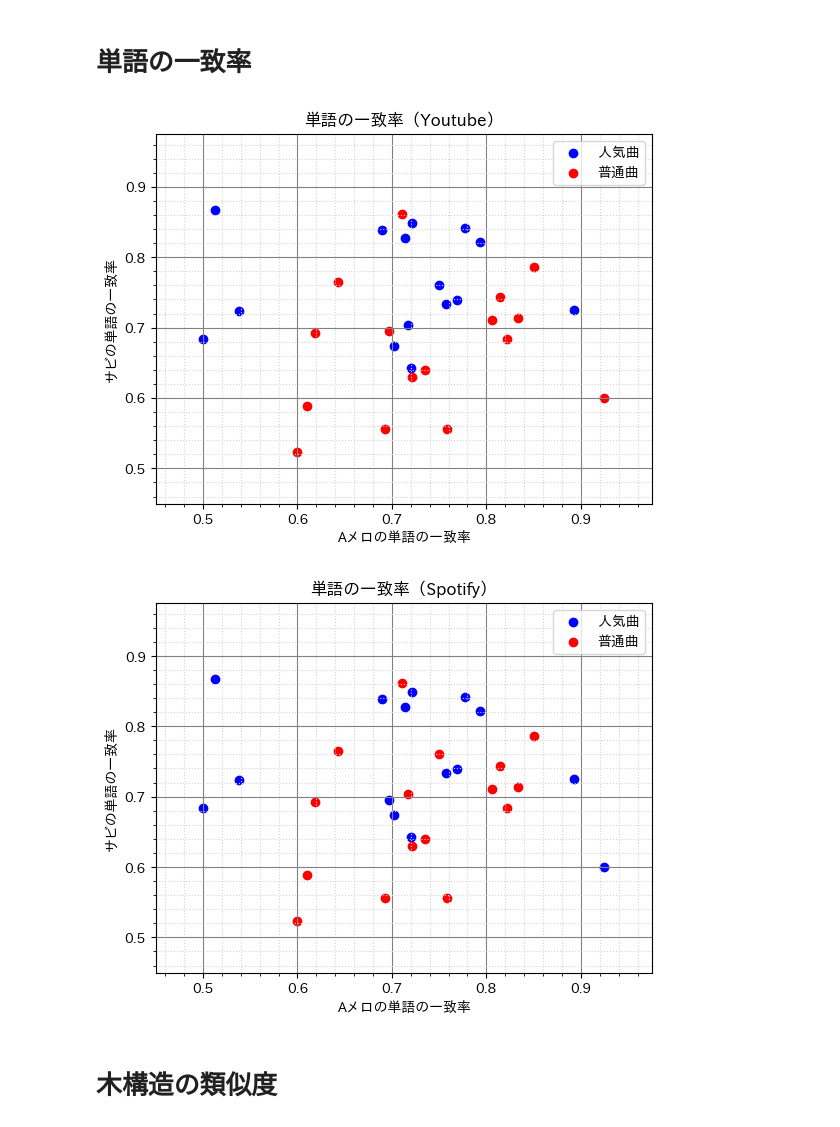
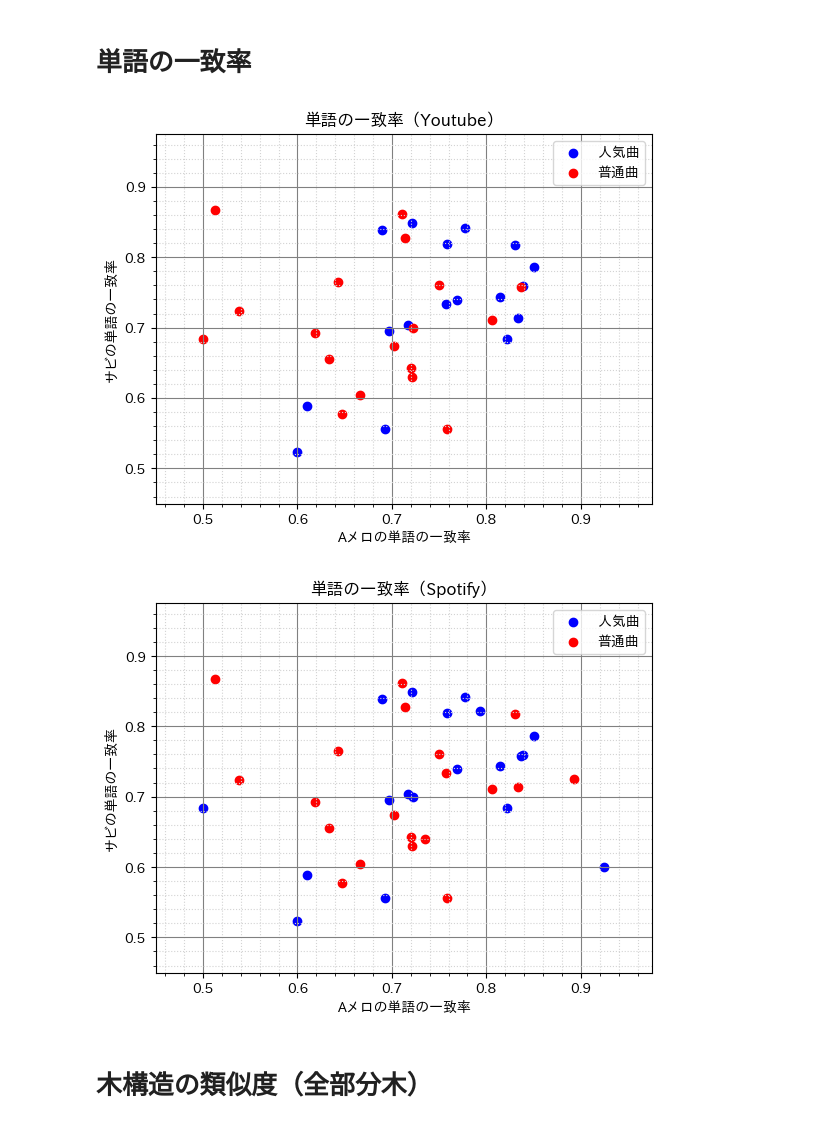
Before and after one commit to tsubasasugawara/lyrics_melody_analyzer, a Jupyter notebook: notebooks/ALL.ipynb, the cells around one changed output. Cells and saved outputs as stored; diff of their text form; code cells hidden in the pictures.

```diff
--- a/notebooks/ALL.ipynb
+++ b/notebooks/ALL.ipynb
@@ -33,31 +12,53 @@ xy_min_wmr = min(x_min_wmr, y_min_wmr) - 0.05
+# %%
+RATE_A = "RateA"
+RATE_S = "RateS"
+
+df_yorushika = pd.read_csv("csv/ヨルシカ_20231119.csv")
+df_greeeen = pd.read_csv("csv/GReeeeN_20231119.csv")
+# %%
+df_wmr_yorushika = pd.read_csv("csv/ヨルシカ_wmr_20231119.csv")
+df_wmr_greeeen = pd.read_csv("csv/GReeeeN_wmr_20231119.csv")
+word_matched_rates = pd.concat([pd.concat([df_yorushika, df_wmr_yorushika], axis=1), pd.concat([df_greeeen, df_wmr_greeeen], axis=1)], axis=0)
+word_matched_rates = word_matched_rates.dropna(subset=["numerator_A", "denominator_A", "numerator_S", "denominator_S"])
+
+word_matched_rates[RATE_A] = word_matched_rates.numerator_A / word_matched_rates.denominator_A
+word_matched_rates[RATE_S] = word_matched_rates.numerator_S / word_matched_rates.denominator_S
+
+x_max_wmr = word_matched_rates.RateA.max()
+x_min_wmr = word_matched_rates.RateA.min()
+y_max_wmr = word_matched_rates.RateS.max()
+y_min_wmr = word_matched_rates.RateS.min()
+
+xy_max_wmr = max(x_max_wmr, y_max_wmr) + 0.05
+xy_min_wmr = min(x_min_wmr, y_min_wmr) - 0.05
 # %%
-sort_by_youtube = df1.dropna(subset=["youtube_url"]).sort_values("youtube_play_times", ascending=False)
+sort_by_youtube = word_matched_rates.dropna(subset=["youtube_url"]).sort_values("youtube_play_times", ascending=False)
 center = len(sort_by_youtube) // 2
 pop_youtube = sort_by_youtube[:center]
 unpop_youtube = sort_by_youtube[center:]
 
-plt.scatter(x=MATCHED_RATE_A, y=MATCHED_RATE_S, data=pop_youtube, color='blue', label='人気曲')
-plt.scatter(x=MATCHED_RATE_A, y=MATCHED_RATE_S, data=unpop_youtube, color='red', label='普通曲')
+plt.scatter(x=RATE_A, y=RATE_S, data=pop_youtube, color='blue', label='人気曲')
+plt.scatter(x=RATE_A, y=RATE_S, data=unpop_youtube, color='red', label='普通曲')
 
 plt.title("単語の一致率（Youtube）")
 plt.xlabel("Aメロの単語の一致率")
 plt.ylabel("サビの単語の一致率")
 plt.legend()
 plt.xlim(xy_min_wmr, xy_max_wmr)
 plt.ylim(xy_min_wmr, xy_max_wmr)
 plt.minorticks_on()
 plt.grid(which='major', color='gray', linestyle='solid')
 plt.grid(which='minor', color='lightgray', linestyle='dotted')
 # %% [output]
-[figure, old version]
+[figure, new version]
 # %%
-sort_by_spotify = df1.dropna(subset=["spotify_id"]).sort_values("spotify_popularity", ascending=False)
+sort_by_spotify = word_matched_rates.dropna(subset=["spotify_id"]).sort_values("spotify_popularity", ascending=False)
 center = len(sort_by_spotify) // 2
 pop_spotify = sort_by_spotify[:center]
 unpop_spotify = sort_by_spotify[center:]
 
-plt.scatter(x=MATCHED_RATE_A, y=MATCHED_RATE_S, data=pop_spotify, color='blue', label='人気曲')
-plt.scatter(x=MATCHED_RATE_A, y=MATCHED_RATE_S, data=unpop_spotify, color='red', label='普通曲')
+plt.scatter(x=RATE_A, y=RATE_S, data=pop_spotify, color='blue', label='人気曲')
+plt.scatter(x=RATE_A, y=RATE_S, data=unpop_spotify, color='red', label='普通曲')
 
 plt.title("単語の一致率（Spotify）")
 plt.xlabel("Aメロの単語の一致率")
@@ -69,6 +70,6 @@ plt.minorticks_on()
 plt.grid(which='major', color='gray', linestyle='solid')
 plt.grid(which='minor', color='lightgray', linestyle='dotted')
 # %% [output]
-[figure, old version]
+[figure, new version]
 # %% [markdown]
-# 木構造の類似度
+# 木構造の類似度（全部分木）
```
Also changed, not shown: parts of 11 cells of this notebook, 2 other files.
